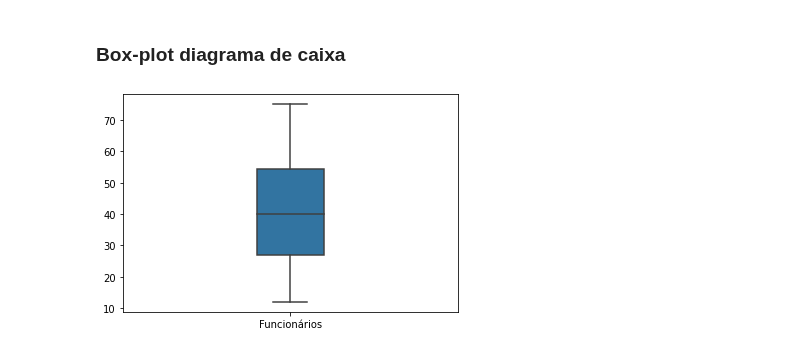
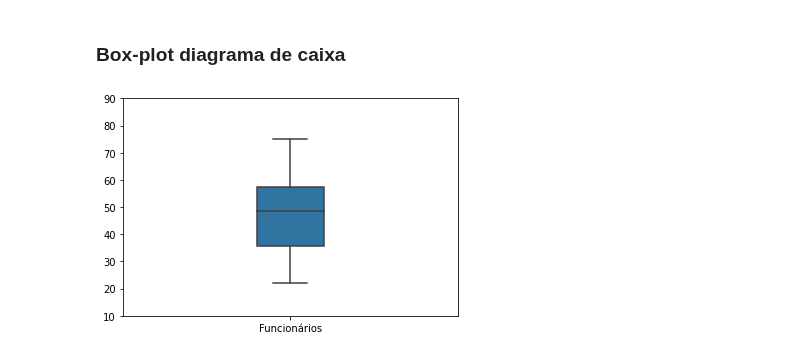
Before and after one commit to jvataidee/ManualdeAnalisedeDadosPython, a Jupyter notebook: cap2_estatistica_descritiva_univariada.ipynb, the cells around one changed output. Cells and saved outputs as stored; diff of their text form; code cells hidden in the pictures.

```diff
--- a/cap2_estatistica_descritiva_univariada.ipynb
+++ b/cap2_estatistica_descritiva_univariada.ipynb
@@ -344,13 +345,13 @@ stemgraphic.stem_graphic(idades["Funcionários"].values, title="Gráfico dee ram
 # %%
 idades = pd.DataFrame([44, 60, 22, 49, 31, 58, 42, 63, 33, 37,
                        54, 55, 40, 71, 55, 62, 35, 45, 59, 54,
-                       50, 51, 24, 31, 40, 73, 28, 35, 75, 48,
-                       12, 12, 12, 12, 31, 12, 28, 12, 22, 12])
+                       50, 51, 24, 31, 40, 73, 28, 35, 75, 48])
 idades.columns = ["Funcionários"]
 idades = idades.sort_values("Funcionários")
 # %%
 fig, ax = plt.subplots()
 sns.boxplot(data = idades, width=0.2, orient ='vertical', ax = ax)
+ax.set_ylim([10, 90])
 plt.show()
 # %% [output]
-[figure, old version]
+[figure, new version]
```
Also changed, not shown: parts of 18 cells of this notebook.
